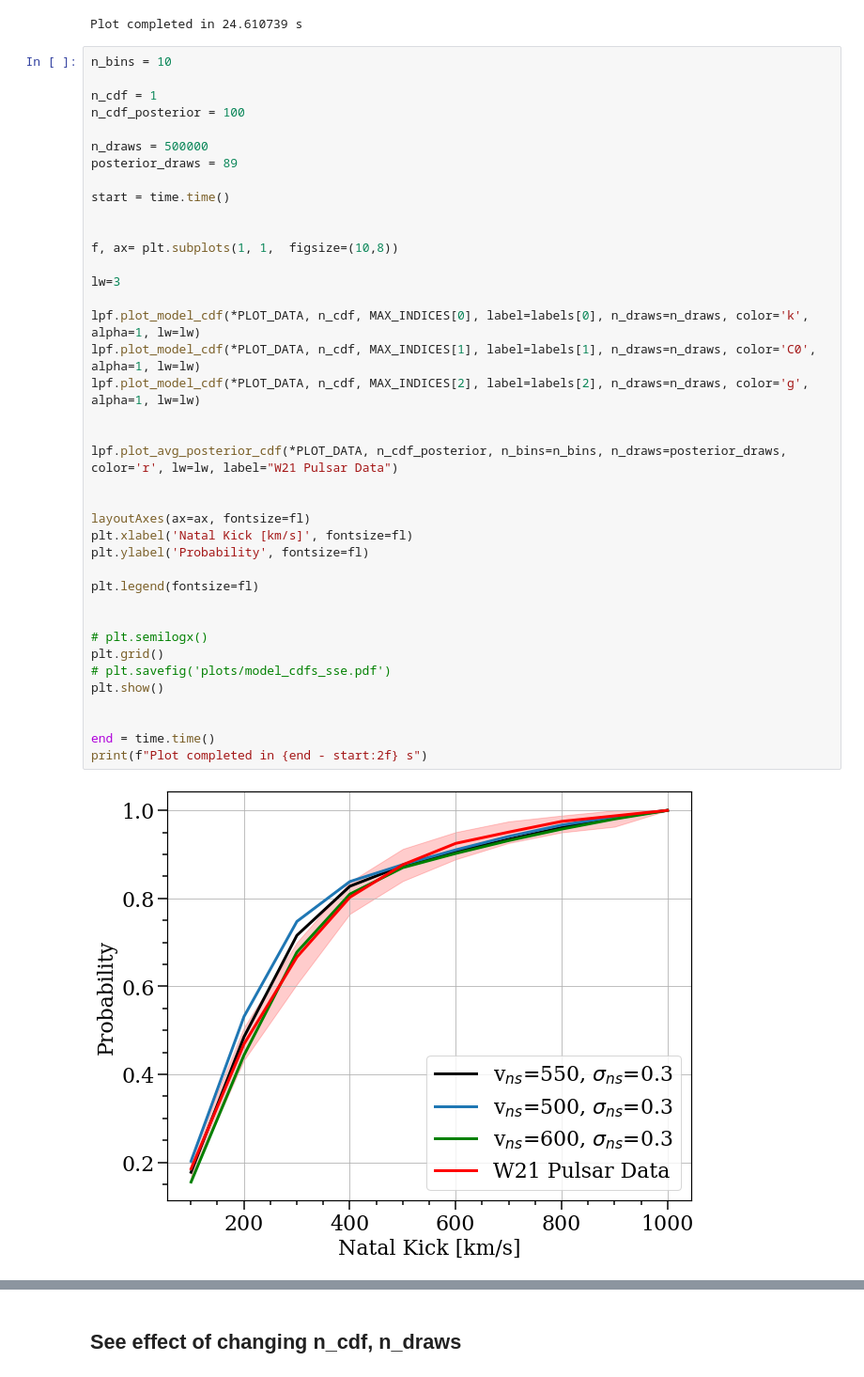
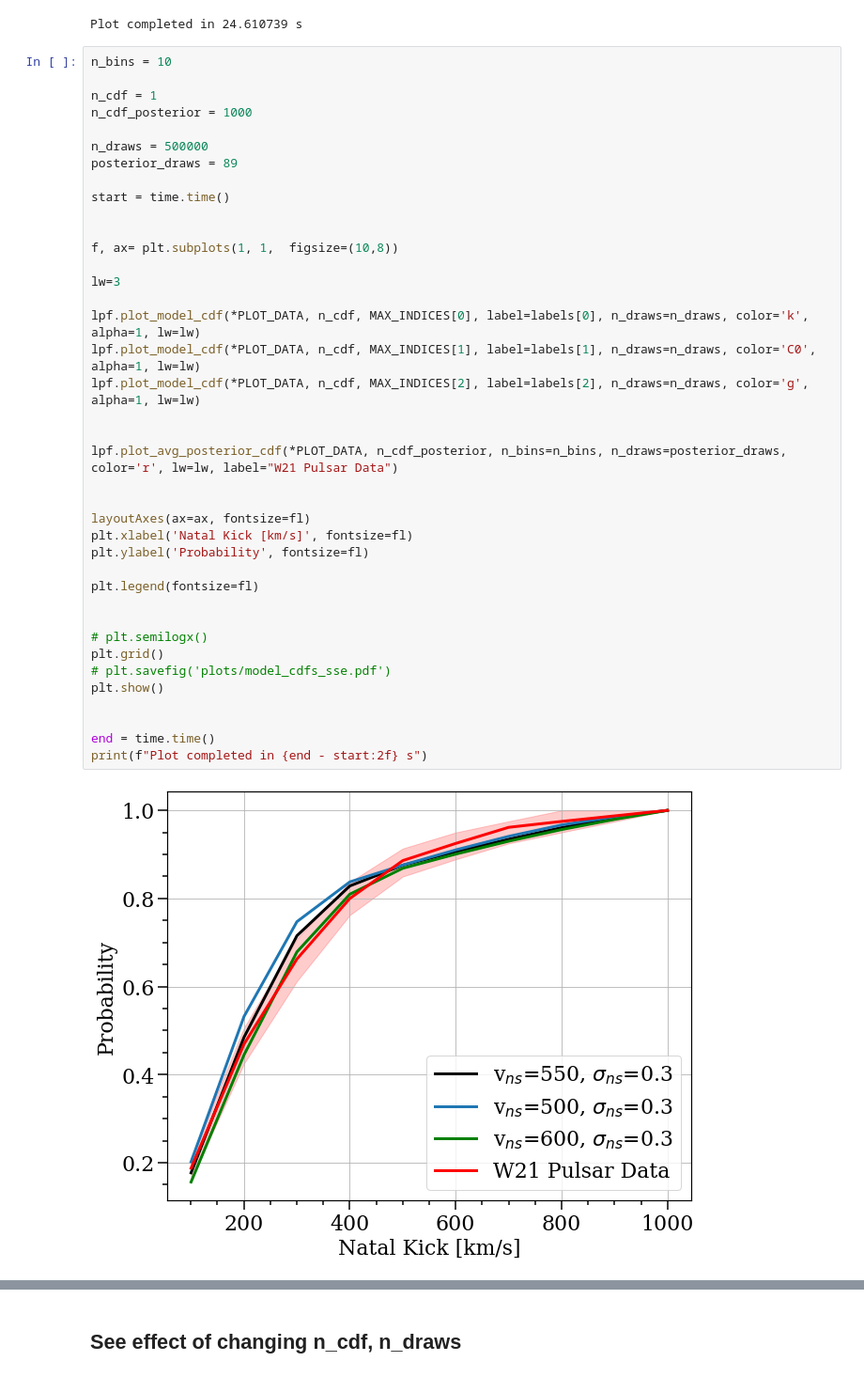
Before and after one commit to veome22/supernova_remnant_prescription, a Jupyter notebook: cdf_plots_sse.ipynb, the cells around one changed output, grey strips where cells are left out. Shown at 94% size. Saved outputs shown, nothing was run; the diff lists cells and outputs as text.

```diff
--- a/cdf_plots_sse.ipynb
+++ b/cdf_plots_sse.ipynb
@@ -245,7 +245,7 @@ Plot completed in 24.610739 s
 n_bins = 10
 
 n_cdf = 1
-n_cdf_posterior = 100
+n_cdf_posterior = 1000
 
 n_draws = 500000
 posterior_draws = 89
@@ -254,31 +254,31 @@ start = time.time()
 
 
 f, ax= plt.subplots(1, 1,  figsize=(10,8))
 
 lw=3
 
 lpf.plot_model_cdf(*PLOT_DATA, n_cdf, MAX_INDICES[0], label=labels[0], n_draws=n_draws, color='k', alpha=1, lw=lw)
 lpf.plot_model_cdf(*PLOT_DATA, n_cdf, MAX_INDICES[1], label=labels[1], n_draws=n_draws, color='C0', alpha=1, lw=lw)
 lpf.plot_model_cdf(*PLOT_DATA, n_cdf, MAX_INDICES[2], label=labels[2], n_draws=n_draws, color='g', alpha=1, lw=lw)
 
 
 lpf.plot_avg_posterior_cdf(*PLOT_DATA, n_cdf_posterior, n_bins=n_bins, n_draws=posterior_draws, color='r', lw=lw, label="W21 Pulsar Data")
 
 
 layoutAxes(ax=ax, fontsize=fl)
 plt.xlabel('Natal Kick [km/s]', fontsize=fl)
 plt.ylabel('Probability', fontsize=fl)
 
 plt.legend(fontsize=fl)
 
 
 # plt.semilogx()
 plt.grid()
 # plt.savefig('plots/model_cdfs_sse.pdf')
 plt.show()
 
 
 end = time.time()
 print(f"Plot completed in {end - start:2f} s")
 # %% [output]
-[figure, old version]
+[figure, new version]
```
Also changed, not shown: parts of 3 cells of this notebook, 1 other file.
